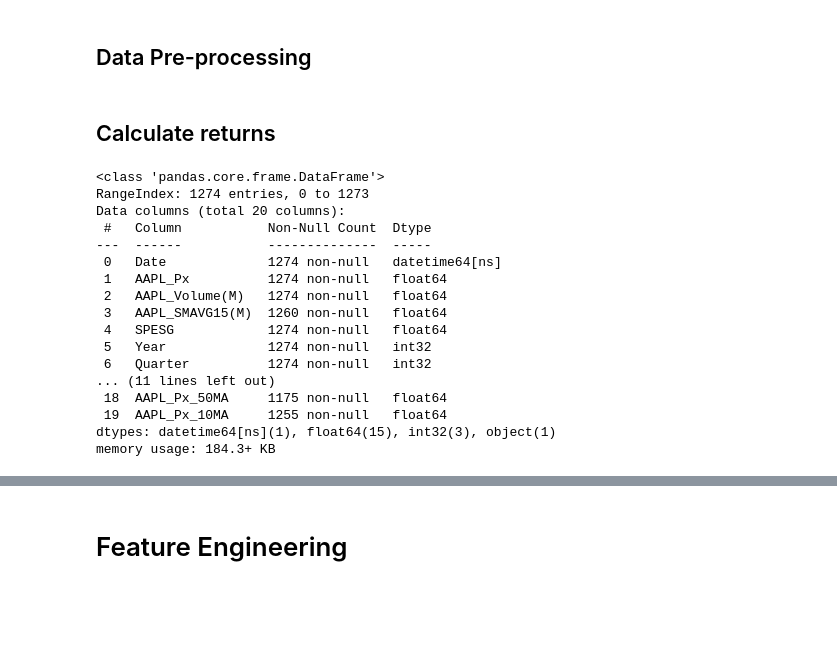
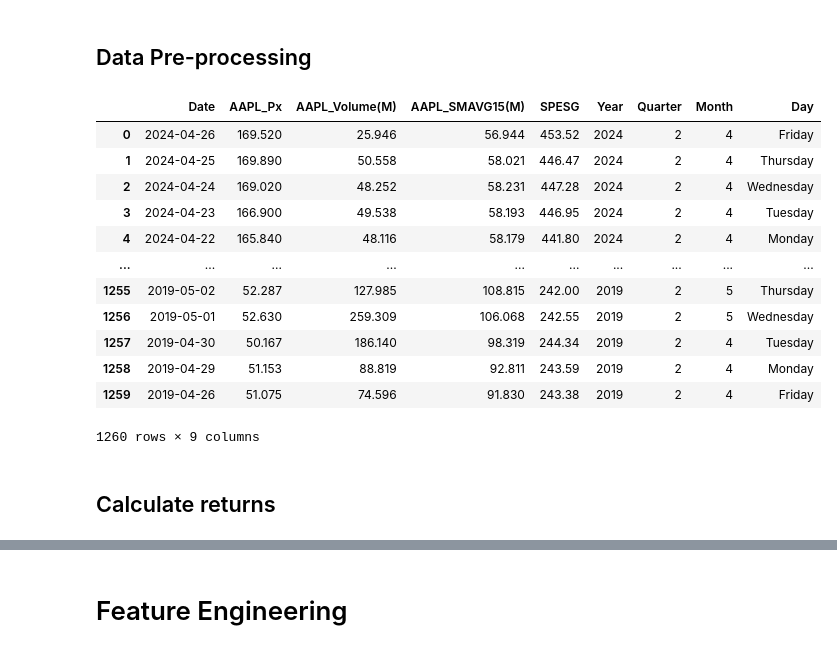
Before and after one commit to ShiweiHe0713/RegressionBased-ESG_Company_Trading, a Jupyter notebook: modeling.ipynb, the cells around one changed output, grey strips where cells are left out. Drawn from its saved outputs; the diff is of its cells as text; code cells hidden in the pictures; blank space fills up the shorter version.

```diff
--- a/modeling.ipynb
+++ b/modeling.ipynb
@@ -9,51 +8,48 @@ from sklearn.model_selection import train_test_split
 # %%
 AAPL = pd.read_excel("./data/AAPL_EQUITY.xlsx")
 SPESG = pd.read_excel(('./data/SPESG_Index_5Y.xlsx')).dropna()
 
 # Take SPESG and AAPL and combine them into one data frame: df['Date', 'SPESG', 'AAPL_Px', 'AAPL_Volume', 'AAPL_SMAVG(15)']
 df = pd.merge(AAPL, SPESG, on='Date', how='inner')
 new_columns = {'Last Px_x' : 'AAPL_Px', 'Volume': 'AAPL_Volume(M)', 'SMAVG(15)' : 'AAPL_SMAVG15(M)', 'Last Px_y': 'SPESG'}
 df.rename(columns=new_columns, inplace=True)
-
+df = df.dropna()
 # Strip M and convert these columns from object into float64
 df['AAPL_Volume(M)'] = df['AAPL_Volume(M)'].str.strip('M').astype('float64')
 df['AAPL_SMAVG15(M)'] = df['AAPL_SMAVG15(M)'].str.strip('M').astype('float64')
 df['Date'] = pd.to_datetime(df['Date'])
 df['Year'] = df['Date'].dt.year
 df['Quarter'] = df['Date'].dt.quarter
 df['Month'] = df['Date'].dt.month
 df['Day'] = df['Date'].dt.strftime('%A')
+df
+# %% [output]
+|  | Date | AAPL_Px | AAPL_Volume(M) | AAPL_SMAVG15(M) | SPESG | Year | Quarter | Month | Day |
+| 0 | 2024-04-26 | 169.520 | 25.946 | 56.944 | 453.52 | 2024 | 2 | 4 | Friday |
+| 1 | 2024-04-25 | 169.890 | 50.558 | 58.021 | 446.47 | 2024 | 2 | 4 | Thursday |
+| 2 | 2024-04-24 | 169.020 | 48.252 | 58.231 | 447.28 | 2024 | 2 | 4 | Wednesday |
+| 3 | 2024-04-23 | 166.900 | 49.538 | 58.193 | 446.95 | 2024 | 2 | 4 | Tuesday |
+| 4 | 2024-04-22 | 165.840 | 48.116 | 58.179 | 441.80 | 2024 | 2 | 4 | Monday |
+| ... | ... | ... | ... | ... | ... | ... | ... | ... | ... |
+| 1255 | 2019-05-02 | 52.287 | 127.985 | 108.815 | 242.00 | 2019 | 2 | 5 | Thursday |
+| 1256 | 2019-05-01 | 52.630 | 259.309 | 106.068 | 242.55 | 2019 | 2 | 5 | Wednesday |
+| 1257 | 2019-04-30 | 50.167 | 186.140 | 98.319 | 244.34 | 2019 | 2 | 4 | Tuesday |
+| 1258 | 2019-04-29 | 51.153 | 88.819 | 92.811 | 243.59 | 2019 | 2 | 4 | Monday |
+| 1259 | 2019-04-26 | 51.075 | 74.596 | 91.830 | 243.38 | 2019 | 2 | 4 | Friday |
+1260 rows × 9 columns
 # %% [markdown]
 ## Calculate returns
 # %%
 ret_period = [1, 5, 10, 30, 60, 120, 250]
-
 for p in ret_period:
     df[f'AAPL_Px_ret{p}'] = ((df['AAPL_Px'] - df['AAPL_Px'].shift(-p)) / df['AAPL_Px'].shift(-p)).round(4)
 
 df['AAPL_ret_f1'] = df['AAPL_Px_ret1'].shift(-1)
+
 # Calculate the 100-day moving average
 df['AAPL_Px_100MA'] = df['AAPL_Px'].shift(-100).rolling(window=100).mean()
 df['AAPL_Px_50MA'] = df['AAPL_Px'].shift(-50).rolling(window=50).mean()
 df['AAPL_Px_10MA'] = df['AAPL_Px'].shift(-10).rolling(window=10).mean()
 
-
-df.info()
+weekday_dummies = pd.get_dummies(df['Day']).astype(int)
+df = pd.concat([df, weekday_dummies], axis=1)
-# %% [output]
-<class 'pandas.core.frame.DataFrame'>
-RangeIndex: 1274 entries, 0 to 1273
-Data columns (total 20 columns):
- #   Column           Non-Null Count  Dtype
----  ------           --------------  -----
- 0   Date             1274 non-null   datetime64[ns]
- 1   AAPL_Px          1274 non-null   float64
- 2   AAPL_Volume(M)   1274 non-null   float64
- 3   AAPL_SMAVG15(M)  1260 non-null   float64
- 4   SPESG            1274 non-null   float64
- 5   Year             1274 non-null   int32
- 6   Quarter          1274 non-null   int32
-... (11 lines left out)
- 18  AAPL_Px_50MA     1175 non-null   float64
- 19  AAPL_Px_10MA     1255 non-null   float64
-dtypes: datetime64[ns](1), float64(15), int32(3), object(1)
-memory usage: 184.3+ KB
```
Also changed, not shown: parts of 18 cells of this notebook, 3 other files.
